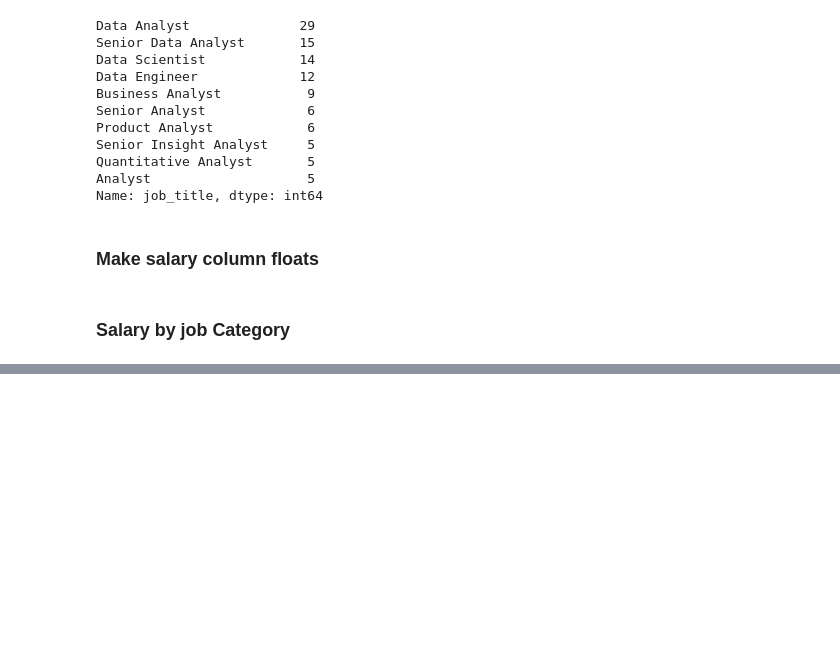
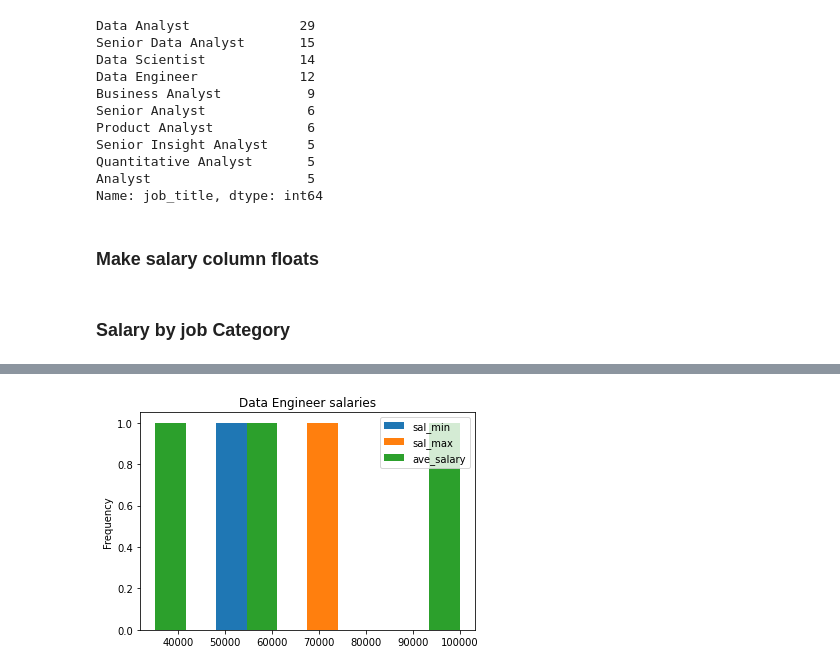
Before and after one commit to CameronInLondon/job_data_analysis, a Jupyter notebook: indeed_job_data_scraping_analysis.ipynb, the cells around one changed output, grey strips where cells are left out. Drawn from its saved outputs; the diff is of its cells as text; code cells hidden in the pictures; blank space fills up the shorter version.

```diff
--- a/indeed_job_data_scraping_analysis.ipynb
+++ b/indeed_job_data_scraping_analysis.ipynb
@@ -285,0 +284,4 @@ df_final.groupby(['job_category']).agg({'ave_salary' :'mean', 'job_title' : 'cou
+# %%
+df_final.groupby(['job_category']).get_group('Data Engineer').plot.hist(title='Data Engineer salaries');
+# %% [output]
+[figure, added]
```
Also changed, not shown: parts of 14 cells of this notebook.
